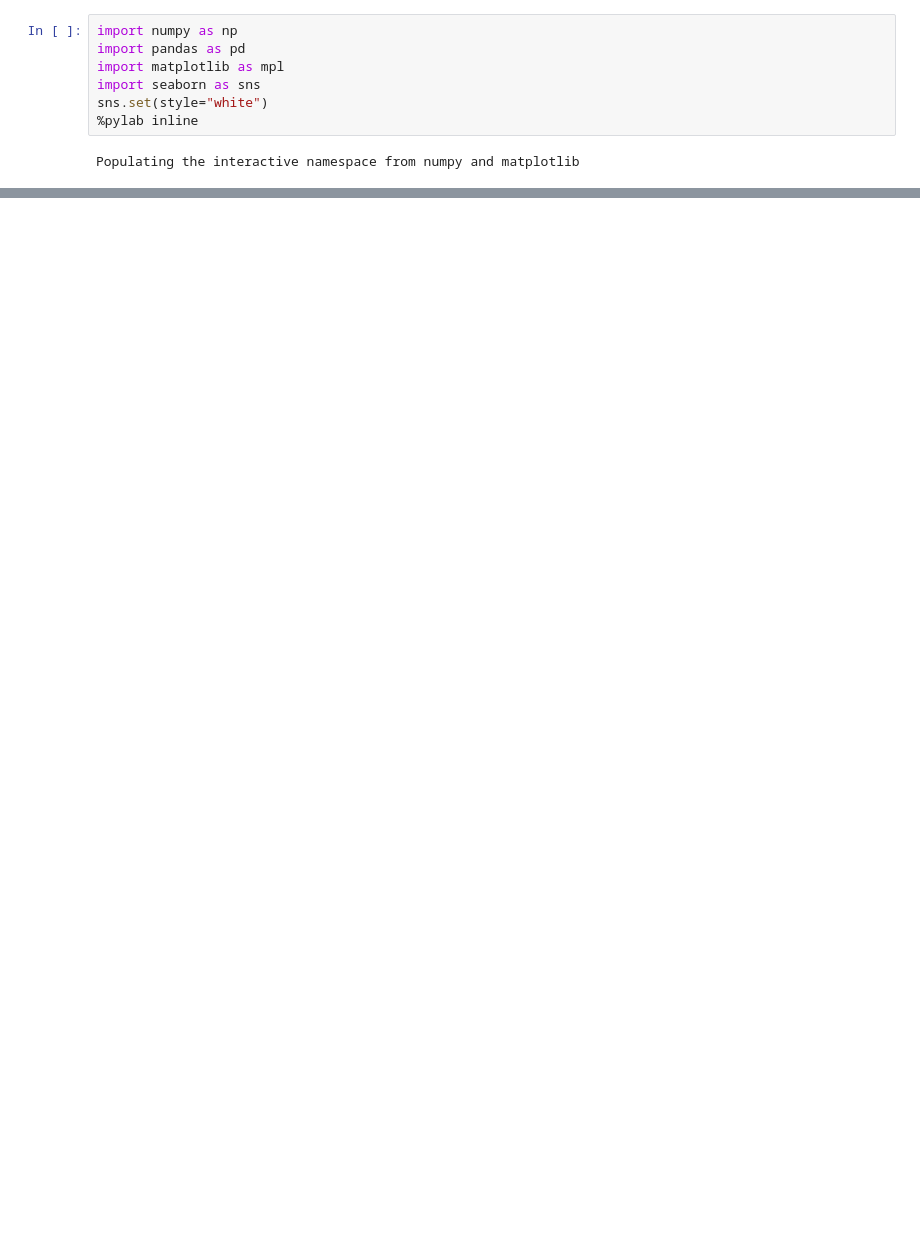
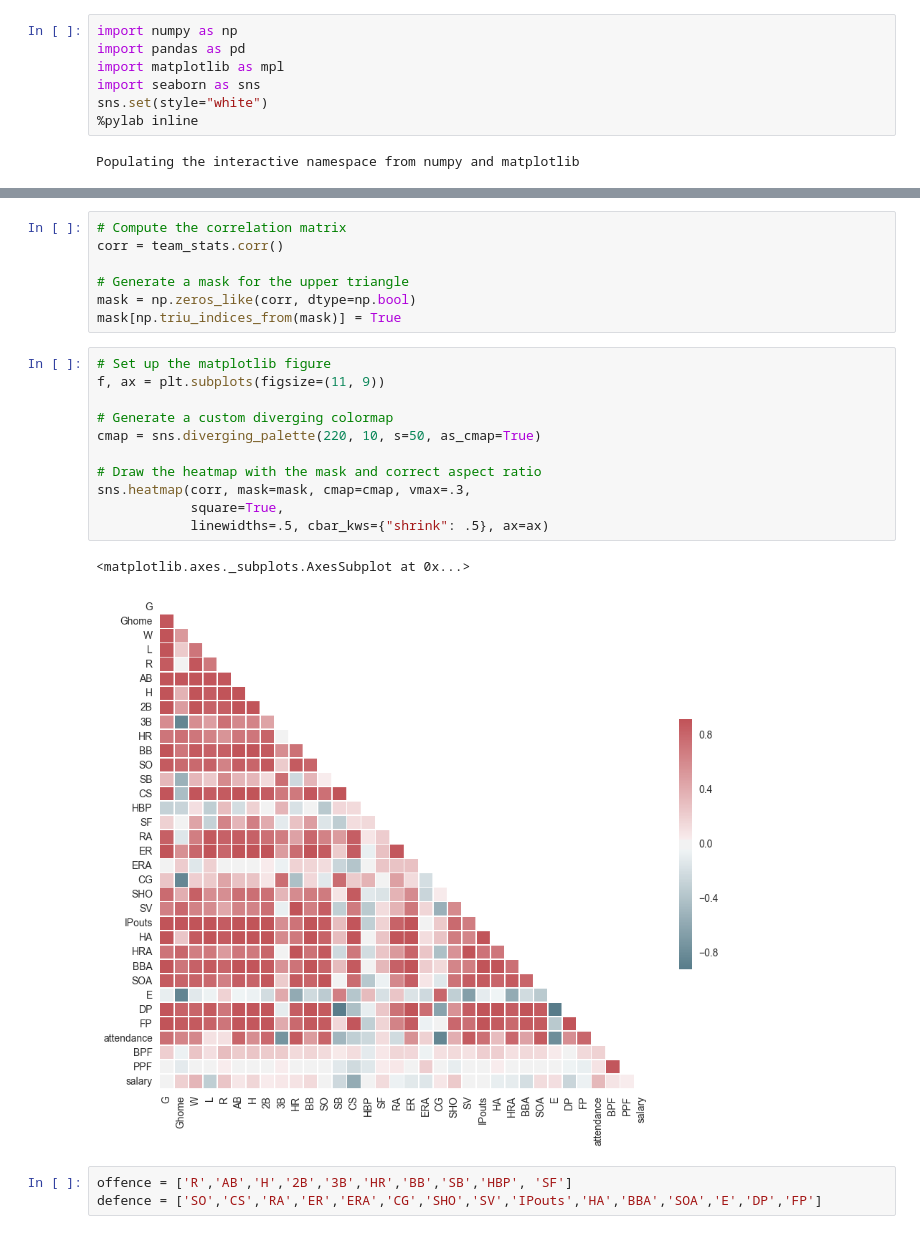
Before and after one commit to bonamprabhu/baseball-statistics, a Jupyter notebook: baseball-statistics.ipynb, the cells around one changed output, grey strips where cells are left out. Drawn from its saved outputs; the diff is of its cells as text; blank space fills up the shorter version.

Commit message:
explore: Segregate offence and defence metrics to analyze and find correlation with wins

```diff
--- a/baseball-statistics.ipynb
+++ b/baseball-statistics.ipynb
@@ -74,0 +84,24 @@ salary_vs_wins.describe()
+# %%
+# Compute the correlation matrix
+corr = team_stats.corr()
+
+# Generate a mask for the upper triangle
+mask = np.zeros_like(corr, dtype=np.bool)
+mask[np.triu_indices_from(mask)] = True
+# %%
+# Set up the matplotlib figure
+f, ax = plt.subplots(figsize=(11, 9))
+
+# Generate a custom diverging colormap
+cmap = sns.diverging_palette(220, 10, s=50, as_cmap=True)
+
+# Draw the heatmap with the mask and correct aspect ratio
+sns.heatmap(corr, mask=mask, cmap=cmap, vmax=.3,
+            square=True,
+            linewidths=.5, cbar_kws={"shrink": .5}, ax=ax)
+# %% [output]
+<matplotlib.axes._subplots.AxesSubplot at 0x...>
+[figure, added]
+# %%
+offence = ['R','AB','H','2B','3B','HR','BB','SB','HBP', 'SF']
+defence = ['SO','CS','RA','ER','ERA','CG','SHO','SV','IPouts','HA','BBA','SOA','E','DP','FP']
```
Also changed, not shown: parts of 18 cells of this notebook.
